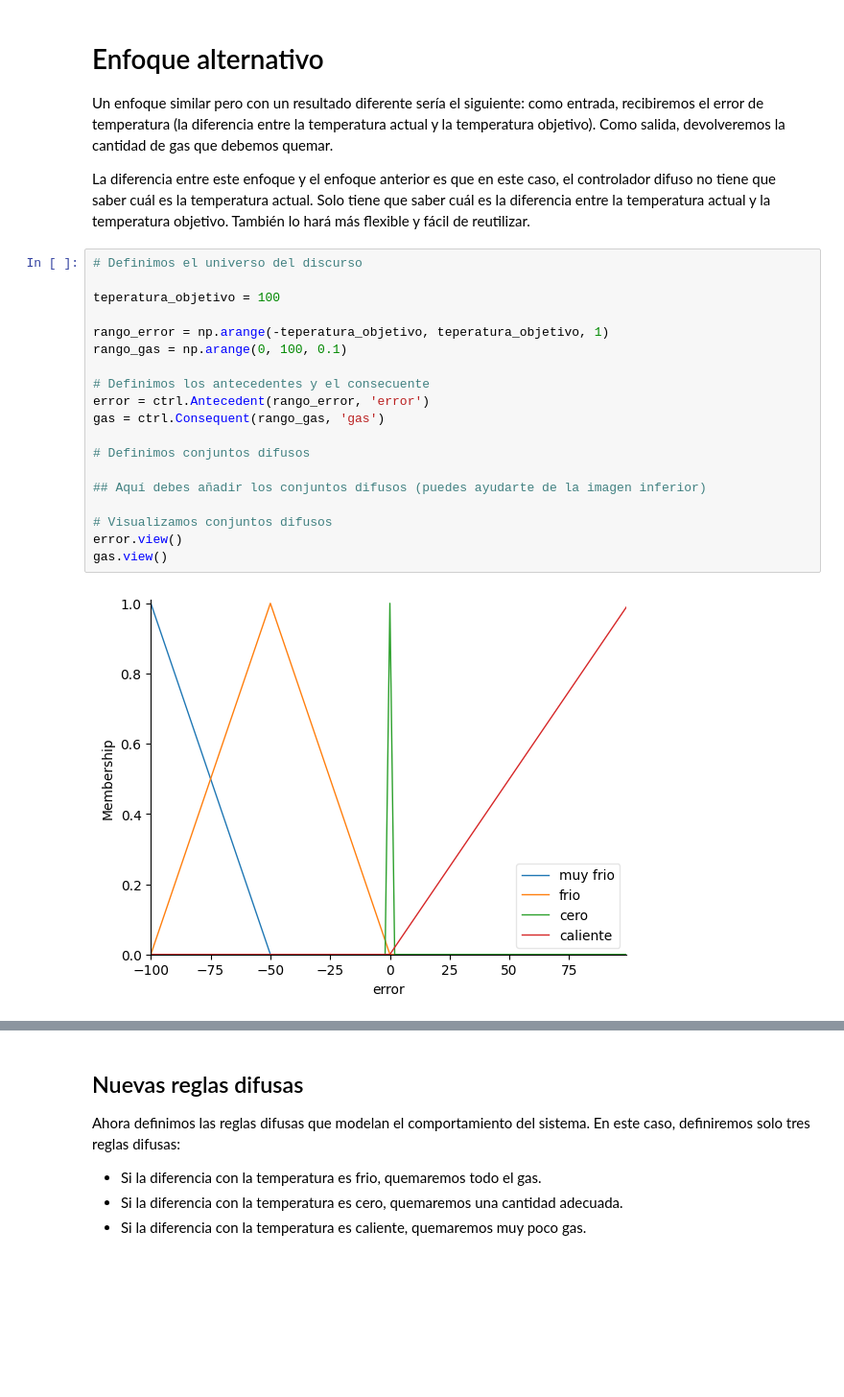
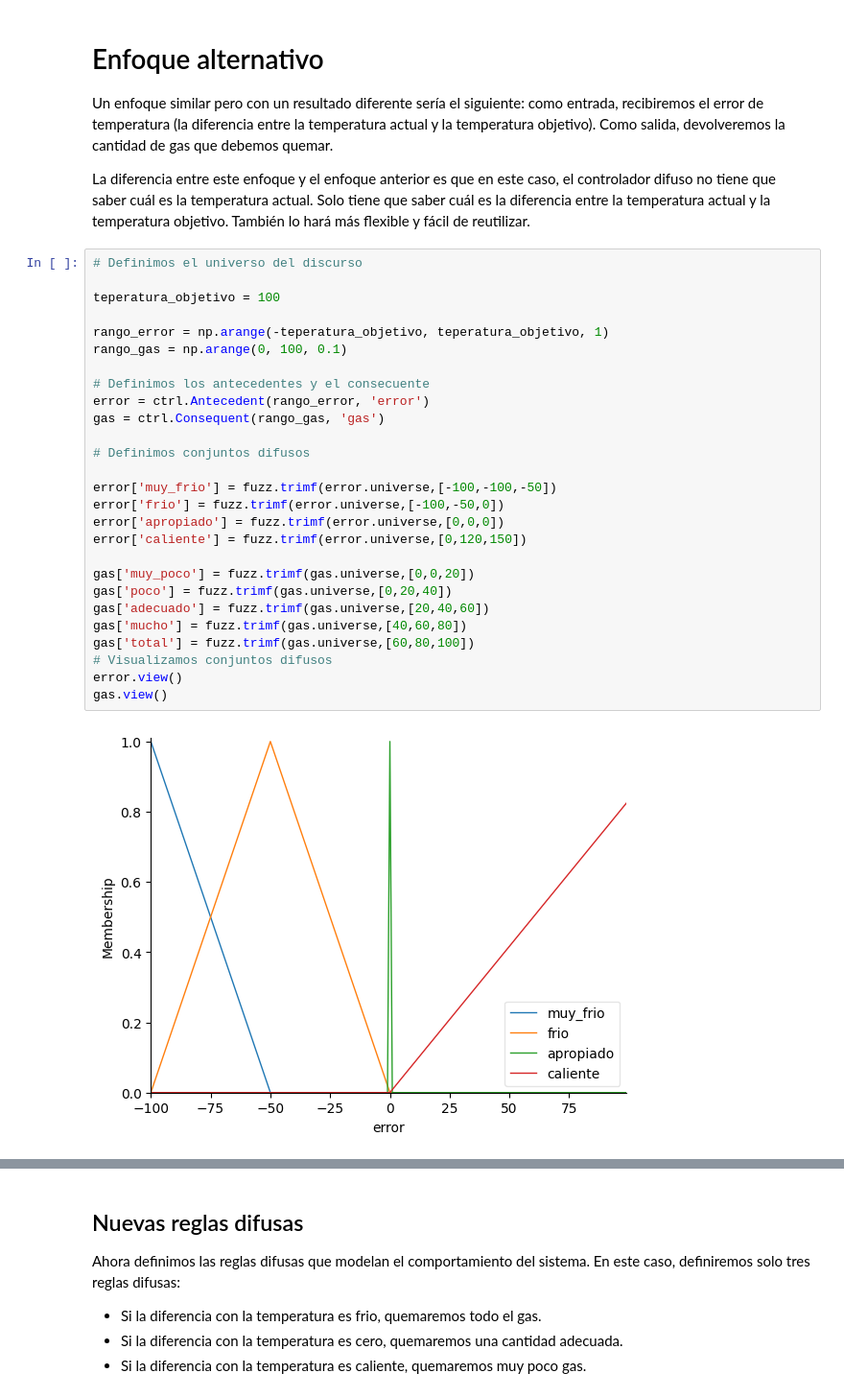
Before and after one commit to yuu067/MIA-IABD-2425, a Jupyter notebook: UD02/notebooks/EX4.-cremador_ES.ipynb, the cells around one changed output, grey strips where cells are left out. Shown: that part at 96% size. Drawn from its saved outputs; the diff is of its cells as text; blank space fills up the shorter version.

```diff
--- a/UD02/notebooks/EX4.-cremador_ES.ipynb
+++ b/UD02/notebooks/EX4.-cremador_ES.ipynb
@@ -204,21 +203,29 @@ La diferencia entre este enfoque y el enfoque anterior es que en este caso, el c
 # %%
 # Definimos el universo del discurso
 
 teperatura_objetivo = 100
 
 rango_error = np.arange(-teperatura_objetivo, teperatura_objetivo, 1)
 rango_gas = np.arange(0, 100, 0.1)
 
 # Definimos los antecedentes y el consecuente
 error = ctrl.Antecedent(rango_error, 'error')
 gas = ctrl.Consequent(rango_gas, 'gas')
 
 # Definimos conjuntos difusos
 
-## Aquí debes añadir los conjuntos difusos (puedes ayudarte de la imagen inferior)
+error['muy_frio'] = fuzz.trimf(error.universe,[-100,-100,-50])
+error['frio'] = fuzz.trimf(error.universe,[-100,-50,0])
+error['apropiado'] = fuzz.trimf(error.universe,[0,0,0])
+error['caliente'] = fuzz.trimf(error.universe,[0,120,150])
 
+gas['muy_poco'] = fuzz.trimf(gas.universe,[0,0,20])
+gas['poco'] = fuzz.trimf(gas.universe,[0,20,40])
+gas['adecuado'] = fuzz.trimf(gas.universe,[20,40,60])
+gas['mucho'] = fuzz.trimf(gas.universe,[40,60,80])
+gas['total'] = fuzz.trimf(gas.universe,[60,80,100])
 # Visualizamos conjuntos difusos
 error.view()
 gas.view()
 # %% [output]
-[figure, old version]
+[figure, new version]
```
Also changed, not shown: parts of 3 cells of this notebook.
